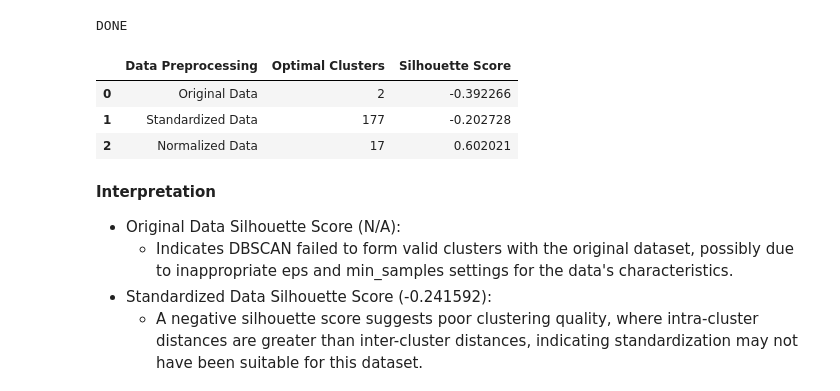
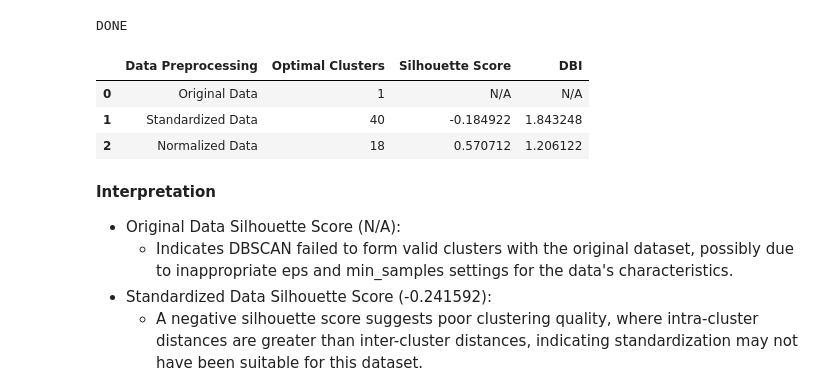
Before and after one commit to Yuki-bach/marketing, a Jupyter notebook: notebooks/methodology_dbscan.ipynb, the cells around one changed output. Cells and saved outputs as stored; diff of their text form; code cells hidden in the pictures.

Commit message:
feat: get DBI when using k-means and DBSCAN

```diff
--- a/notebooks/methodology_dbscan.ipynb
+++ b/notebooks/methodology_dbscan.ipynb
@@ -85,8 +85,7 @@ df_numeric.head()
  - scaled df_numeric
 # %%
 from sklearn.cluster import DBSCAN
-from sklearn.datasets import make_blobs
-from sklearn.metrics import silhouette_score
+from sklearn.metrics import silhouette_score, davies_bouldin_score
 from utils import standardize, normalize
 
 results = []
@@ -97,8 +96,10 @@ dbscan.fit(df_numeric)
 label_nums_orig = len(set(dbscan.labels_))
 if label_nums_orig > 1:
     silhouette_orig = silhouette_score(df_numeric, dbscan.labels_)
+    dbi_orig = davies_bouldin_score(df_numeric, dbscan.labels_)
 else:
     silhouette_orig = 'N/A'  # Not applicable
+    dbi_orig = 'N/A'
 
 print("DONE")
 
@@ -109,8 +110,10 @@ dbscan.fit(df_standardized)
 label_nums_std = len(set(dbscan.labels_))
 if label_nums_std > 1:
     silhouette_std = silhouette_score(df_standardized, dbscan.labels_)
+    dbi_std = davies_bouldin_score(df_standardized, dbscan.labels_)
 else:
     silhouette_std = 'N/A'
+    dbi_std = 'N/A'
 
 # 4-3. Normalized data
 dbscan = DBSCAN(eps=0.5, min_samples=5)
@@ -119,22 +122,24 @@ dbscan.fit(df_normalized)
 label_nums_norm = len(set(dbscan.labels_))
 if label_nums_norm > 1:
     silhouette_norm = silhouette_score(df_normalized, dbscan.labels_)
+    dbi_norm = davies_bouldin_score(df_normalized, dbscan.labels_)
 else:
     silhouette_norm = 'N/A'
+    dbi_norm = 'N/A'
 # %% [output]
 DONE
 # %%
-results.append(['Original Data', label_nums_orig, silhouette_orig])
-results.append(['Standardized Data', label_nums_std, silhouette_std])
-results.append(['Normalized Data', label_nums_norm, silhouette_norm])
+results.append(['Original Data', label_nums_orig, silhouette_orig, dbi_orig])
+results.append(['Standardized Data', label_nums_std, silhouette_std, dbi_std])
+results.append(['Normalized Data', label_nums_norm, silhouette_norm, dbi_norm])
 
-results_df = pd.DataFrame(results, columns=['Data Preprocessing', 'Optimal Clusters', 'Silhouette Score'])
+results_df = pd.DataFrame(results, columns=['Data Preprocessing', 'Optimal Clusters', 'Silhouette Score', 'DBI'])
 results_df
 # %% [output]
-|  | Data Preprocessing | Optimal Clusters | Silhouette Score |
-| 0 | Original Data | 2 | -0.392266 |
-| 1 | Standardized Data | 177 | -0.202728 |
-| 2 | Normalized Data | 17 | 0.602021 |
+|  | Data Preprocessing | Optimal Clusters | Silhouette Score | DBI |
+| 0 | Original Data | 1 | N/A | N/A |
+| 1 | Standardized Data | 40 | -0.184922 | 1.843248 |
+| 2 | Normalized Data | 18 | 0.570712 | 1.206122 |
 # %% [markdown]
 **Interpretation**
 - Original Data Silhouette Score (N/A):
```
Also changed, not shown: parts of 5 cells of this notebook, 1 other file.
